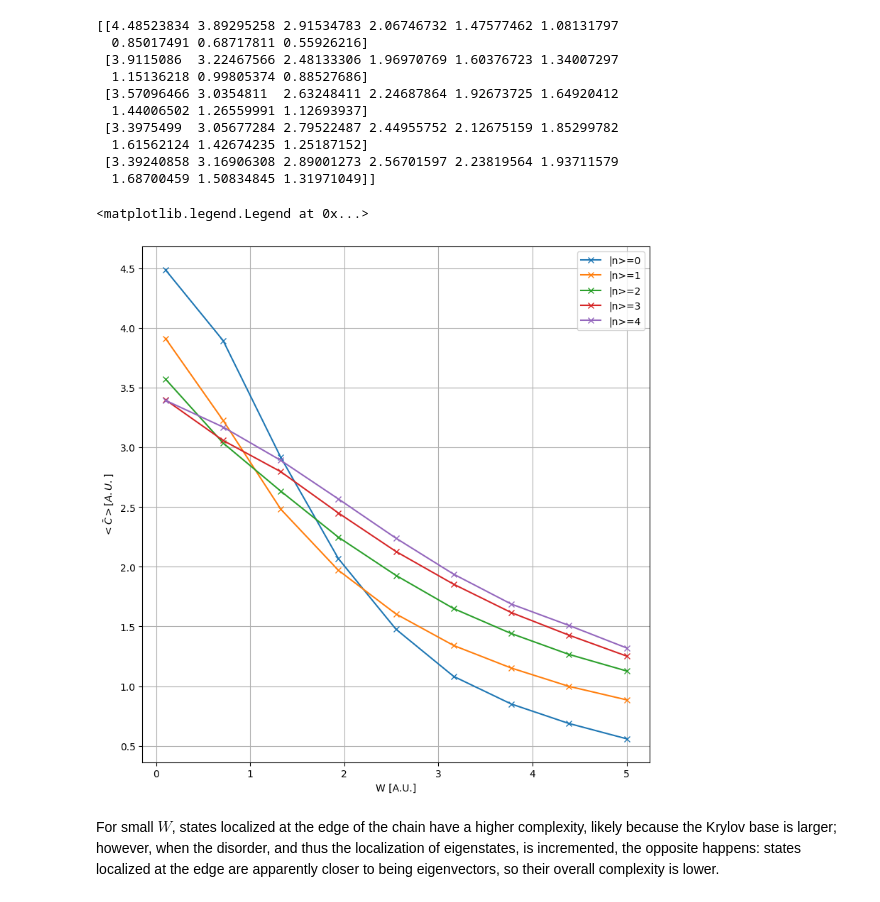
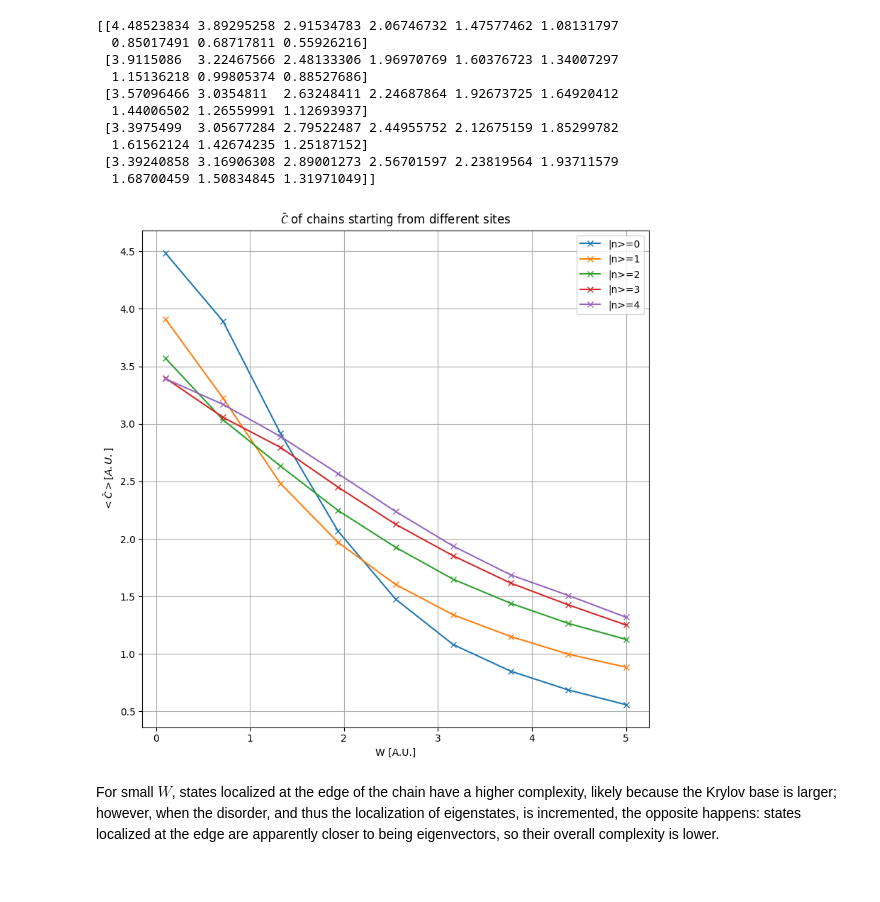
Before and after one commit to erricottaro/Krylov_complexity_on_circulant_graphs, a Jupyter notebook: testing_complexity.ipynb, the cells around one changed output. Cells and saved outputs as stored; diff of their text form; code cells hidden in the pictures.

```diff
--- a/testing_complexity.ipynb
+++ b/testing_complexity.ipynb
@@ -250,15 +250,16 @@ print(averages)
 # %%
 fig, axx = plt.subplots(1,1, figsize=(8,8), tight_layout=True)
 
 for i in range(i_max):
     axx.plot(disorders, averages[i], marker="x", label=f"|n>={i}")
-axx.set_title(r"$\bar{\mathcal{C}} of $")
+axx.set_title(r"$\bar{\mathcal{C}} $ of chains starting from different sites")
 axx.set_xlabel("W [A.U.]")
 axx.set_ylabel(r"$<\bar{C}> [A.U.]$")
 axx.grid(True)
 axx.legend()
+
+plt.show()
 # %% [output]
-<matplotlib.legend.Legend at 0x...>
-[figure, old version]
+[figure, new version]
 # %% [markdown]
 For small $W$, states localized at the edge of the chain have a higher complexity, likely because the Krylov base is larger; however, when the disorder, and thus the localization of eigenstates, is incremented, the opposite happens: states localized at the edge are apparently closer to being eigenvectors, so their overall complexity is lower.
```
Also changed, not shown: 2 other files.
